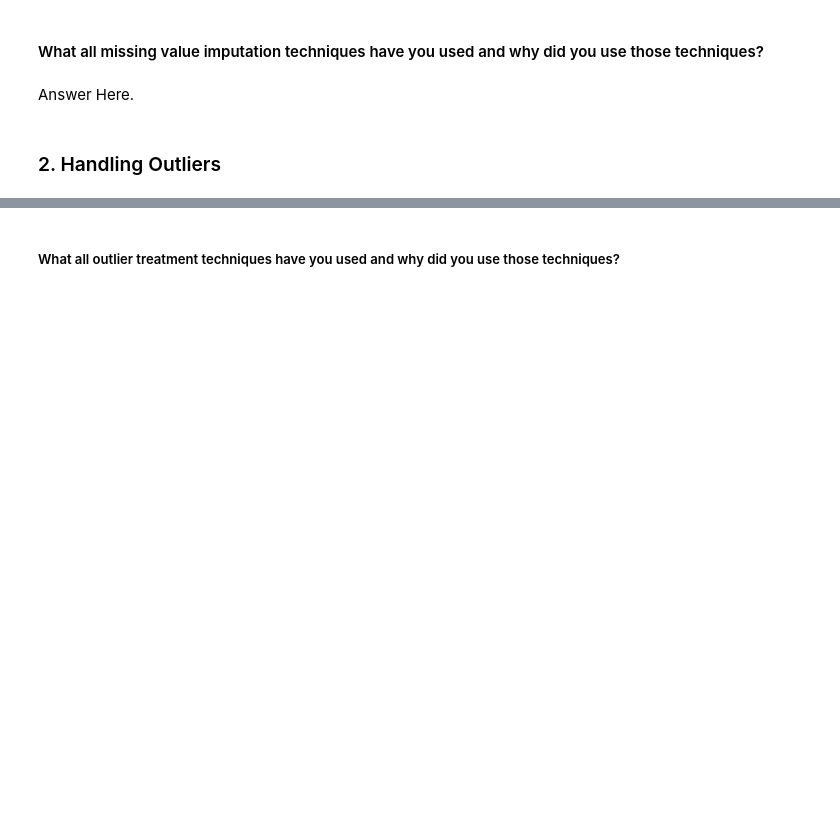
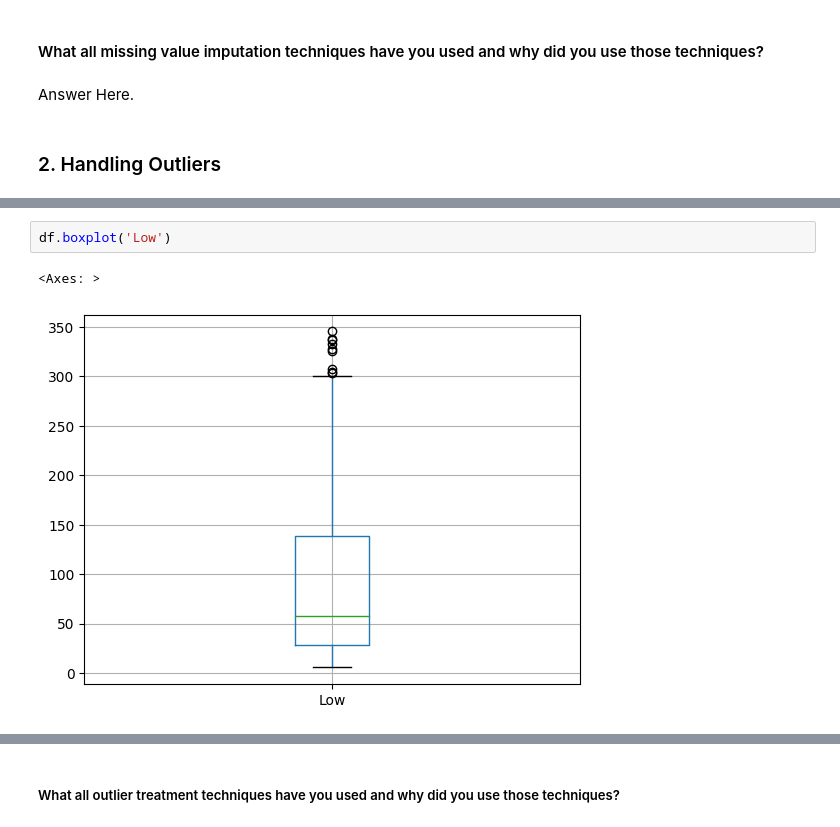
Before and after one commit to kashifkhan9555/Yes_Bank_Closing_price_prediction, a Jupyter notebook: Yes_Bank_Closing_price_prediction.ipynb, the cells around one changed output, grey strips where cells are left out. Saved outputs shown, nothing was run; the diff lists cells and outputs as text; blank space fills up the shorter version.

```diff
--- a/Yes_Bank_Closing_price_prediction.ipynb
+++ b/Yes_Bank_Closing_price_prediction.ipynb
@@ -799,0 +829,5 @@ Answer Here.
+# %%
+df.boxplot('Low')
+# %% [output]
+<Axes: >
+[figure, added]
```
Also changed, not shown: parts of 12 cells of this notebook.
